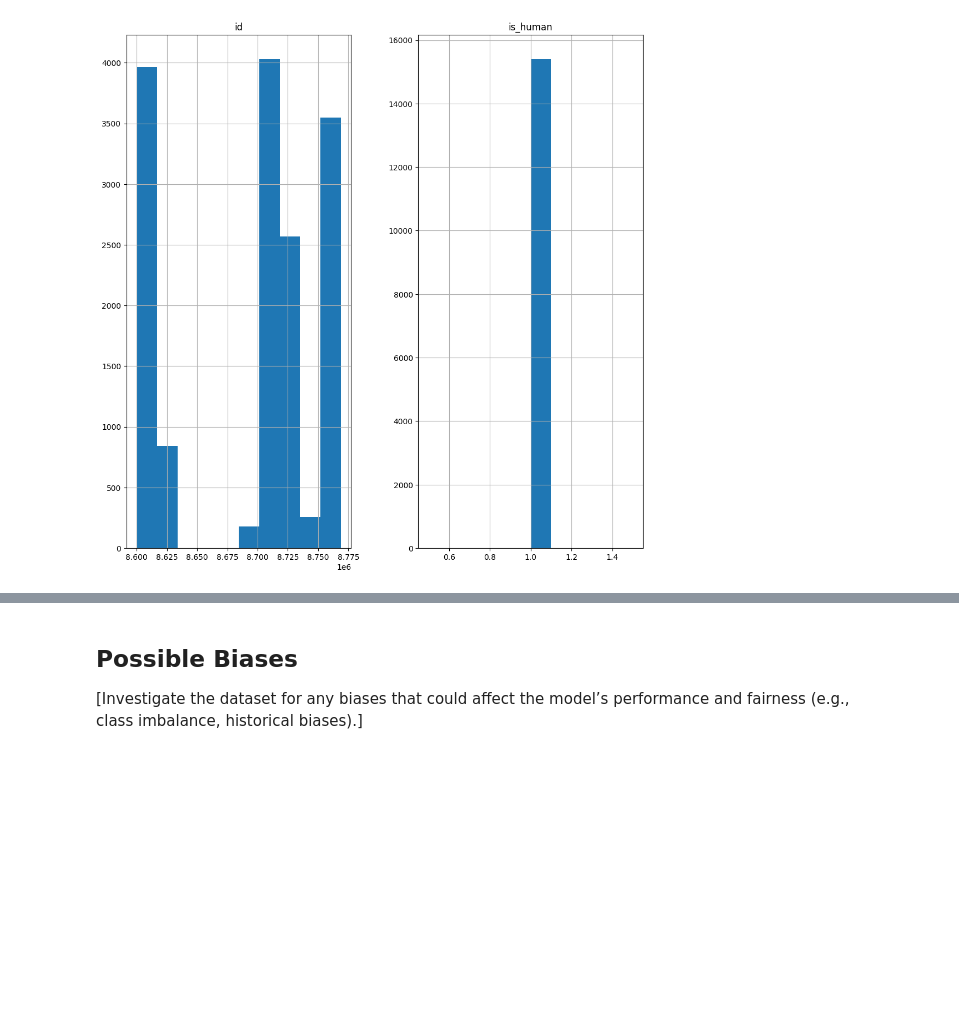
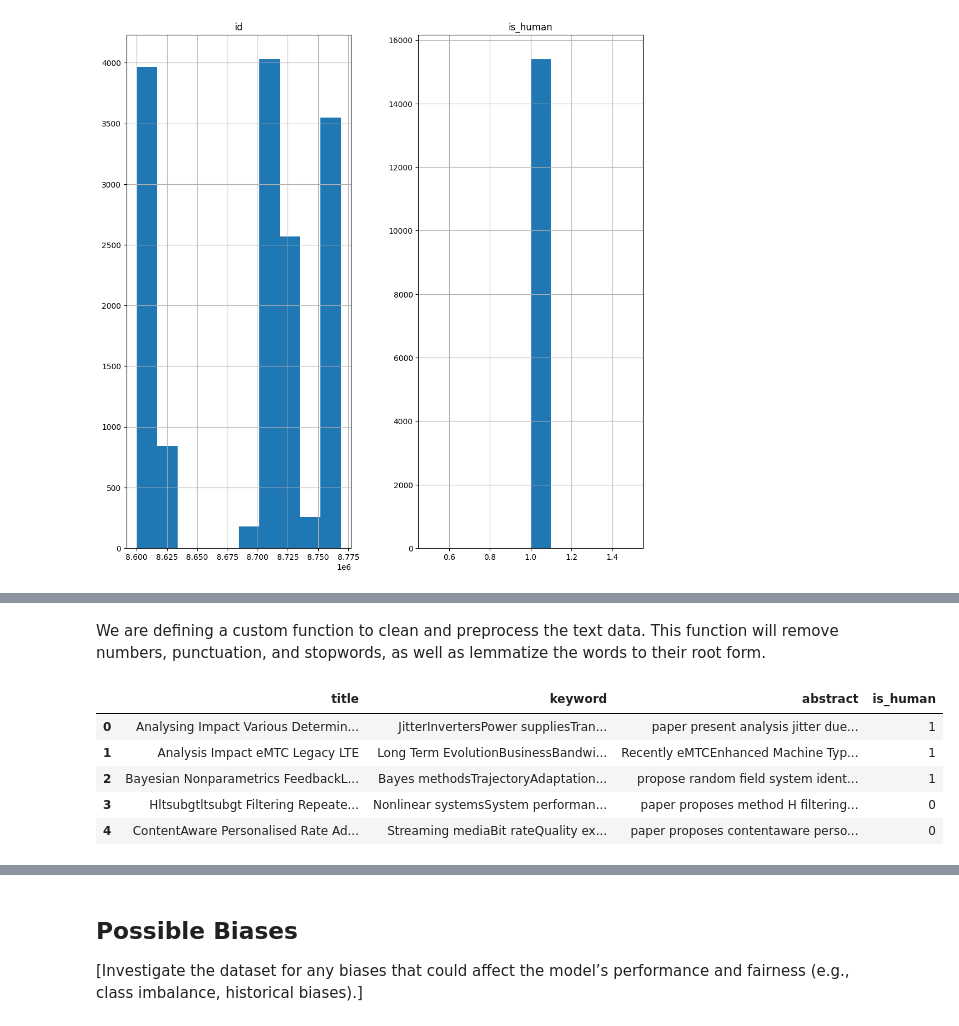
Before and after one commit to JawwadQammar/Distinguishing-AI-Generated-Text-from-Human-Writing, a Jupyter notebook: 1_DatasetCharacteristics/exploratory_data_analysis.ipynb, the cells around one changed output, grey strips where cells are left out. Drawn from its saved outputs; the diff is of its cells as text; code cells hidden in the pictures; blank space fills up the shorter version.

```diff
--- a/1_DatasetCharacteristics/exploratory_data_analysis.ipynb
+++ b/1_DatasetCharacteristics/exploratory_data_analysis.ipynb
@@ -128,0 +199,2 @@ plt.show()
+# %% [markdown]
+We are defining a custom function to clean and preprocess the text data. This function will remove numbers, punctuation, and stopwords, as well as lemmatize the words to their root form.
@@ -128,0 +214,17 @@ plt.show()
+# %%
+# Specify the columns in the DataFrame that contain text data to be cleaned.
+columns_to_clean = ['keyword', 'abstract', 'title']
+
+# Apply the clean_text function to each column in the columns_to_clean list.
+for column in columns_to_clean:
+    df[column] = df[column].apply(clean_text)
+
+# Display the first 5 rows of the DataFrame to inspect the cleaned text data and ensure the cleaning process was successful.
+df.head()
+# %% [output]
+|  | title | keyword | abstract | is_human |
+| 0 | Analysing Impact Various Determin... | JitterInvertersPower suppliesTran... | paper present analysis jitter due... | 1 |
+| 1 | Analysis Impact eMTC Legacy LTE | Long Term EvolutionBusinessBandwi... | Recently eMTCEnhanced Machine Typ... | 1 |
+| 2 | Bayesian Nonparametrics FeedbackL... | Bayes methodsTrajectoryAdaptation... | propose random field system ident... | 1 |
+| 3 | Hltsubgtltsubgt Filtering Repeate... | Nonlinear systemsSystem performan... | paper proposes method H filtering... | 0 |
+| 4 | ContentAware Personalised Rate Ad... | Streaming mediaBit rateQuality ex... | paper proposes contentaware perso... | 0 |
```
Also changed, not shown: parts of 14 cells of this notebook.
